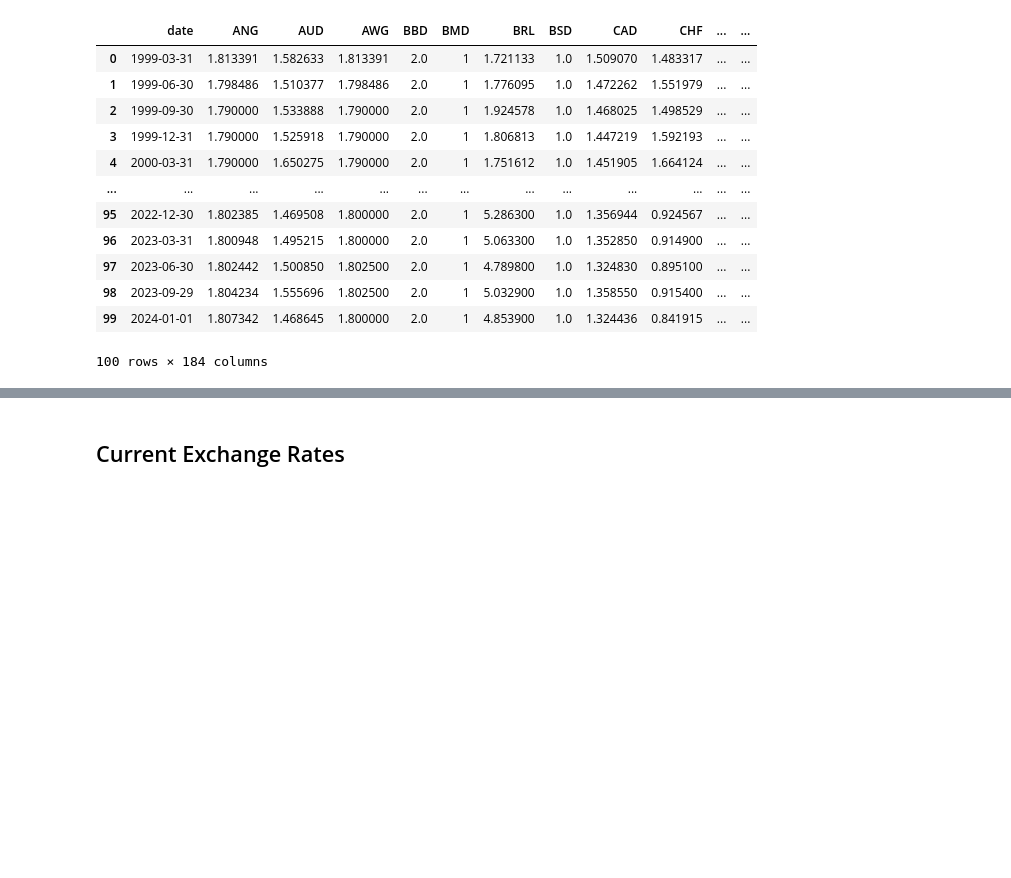
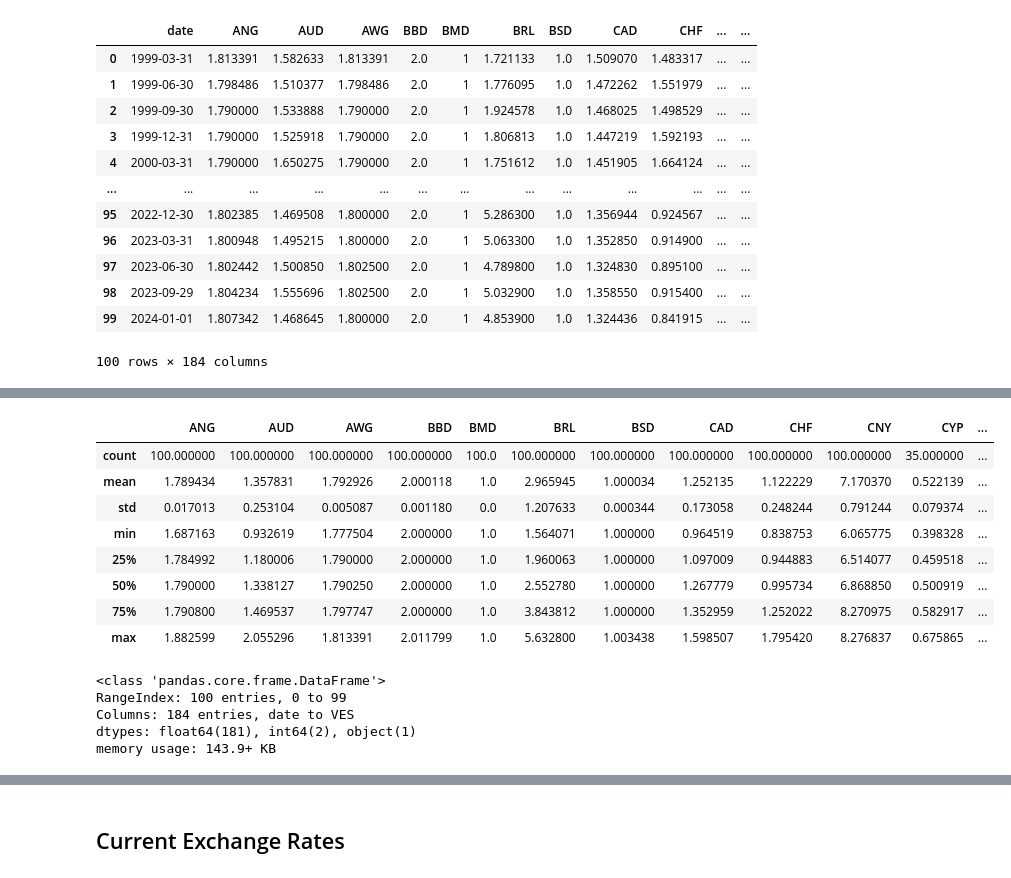
Before and after one commit to salu218/Api_test, a Jupyter notebook: Exchange_rate.ipynb, the cells around one changed output, grey strips where cells are left out. Cells and saved outputs as stored; diff of their text form; code cells hidden in the pictures; blank space fills up the shorter version.

```diff
--- a/Exchange_rate.ipynb
+++ b/Exchange_rate.ipynb
@@ -224,0 +243,20 @@ historical_q_df
+# %%
+historical_q_df.describe()
+# %% [output]
+|  | ANG | AUD | AWG | BBD | BMD | BRL | BSD | CAD | CHF | CNY | CYP | ... |
+| count | 100.000000 | 100.000000 | 100.000000 | 100.000000 | 100.0 | 100.000000 | 100.000000 | 100.000000 | 100.000000 | 100.000000 | 35.000000 | ... |
+| mean | 1.789434 | 1.357831 | 1.792926 | 2.000118 | 1.0 | 2.965945 | 1.000034 | 1.252135 | 1.122229 | 7.170370 | 0.522139 | ... |
+| std | 0.017013 | 0.253104 | 0.005087 | 0.001180 | 0.0 | 1.207633 | 0.000344 | 0.173058 | 0.248244 | 0.791244 | 0.079374 | ... |
+| min | 1.687163 | 0.932619 | 1.777504 | 2.000000 | 1.0 | 1.564071 | 1.000000 | 0.964519 | 0.838753 | 6.065775 | 0.398328 | ... |
+| 25% | 1.784992 | 1.180006 | 1.790000 | 2.000000 | 1.0 | 1.960063 | 1.000000 | 1.097009 | 0.944883 | 6.514077 | 0.459518 | ... |
+| 50% | 1.790000 | 1.338127 | 1.790250 | 2.000000 | 1.0 | 2.552780 | 1.000000 | 1.267779 | 0.995734 | 6.868850 | 0.500919 | ... |
+| 75% | 1.790800 | 1.469537 | 1.797747 | 2.000000 | 1.0 | 3.843812 | 1.000000 | 1.352959 | 1.252022 | 8.270975 | 0.582917 | ... |
+| max | 1.882599 | 2.055296 | 1.813391 | 2.011799 | 1.0 | 5.632800 | 1.003438 | 1.598507 | 1.795420 | 8.276837 | 0.675865 | ... |
+# %%
+historical_q_df.info()
+# %% [output]
+<class 'pandas.core.frame.DataFrame'>
+RangeIndex: 100 entries, 0 to 99
+Columns: 184 entries, date to VES
+dtypes: float64(181), int64(2), object(1)
+memory usage: 143.9+ KB
```
Also changed, not shown: parts of 28 cells of this notebook.
